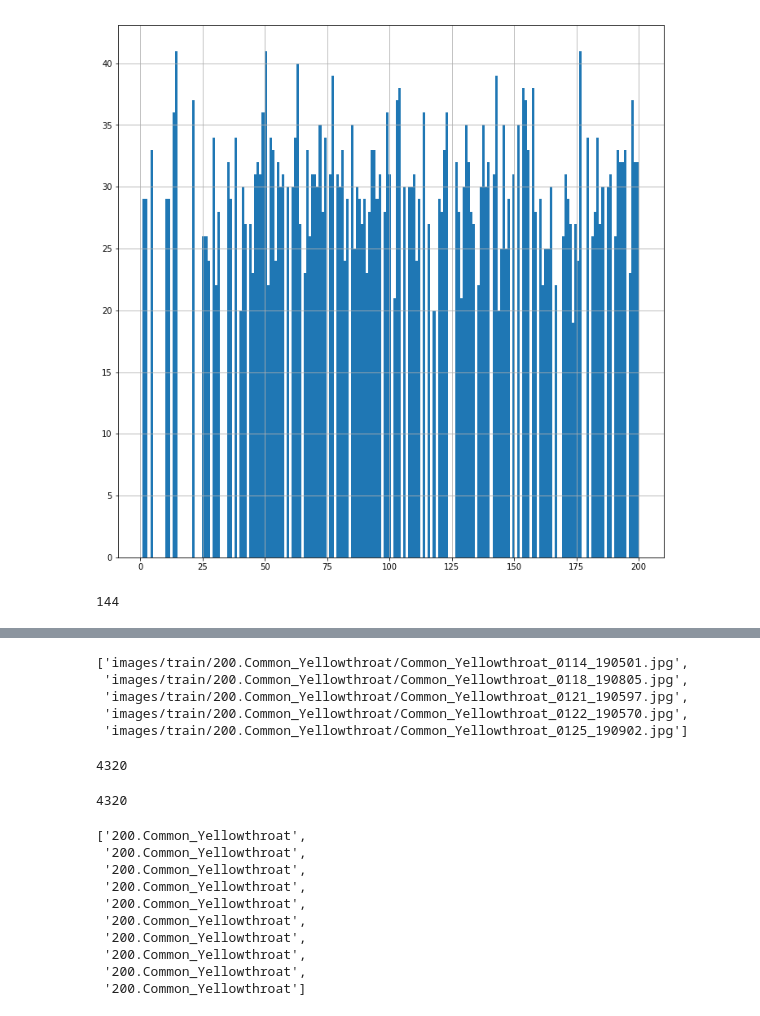
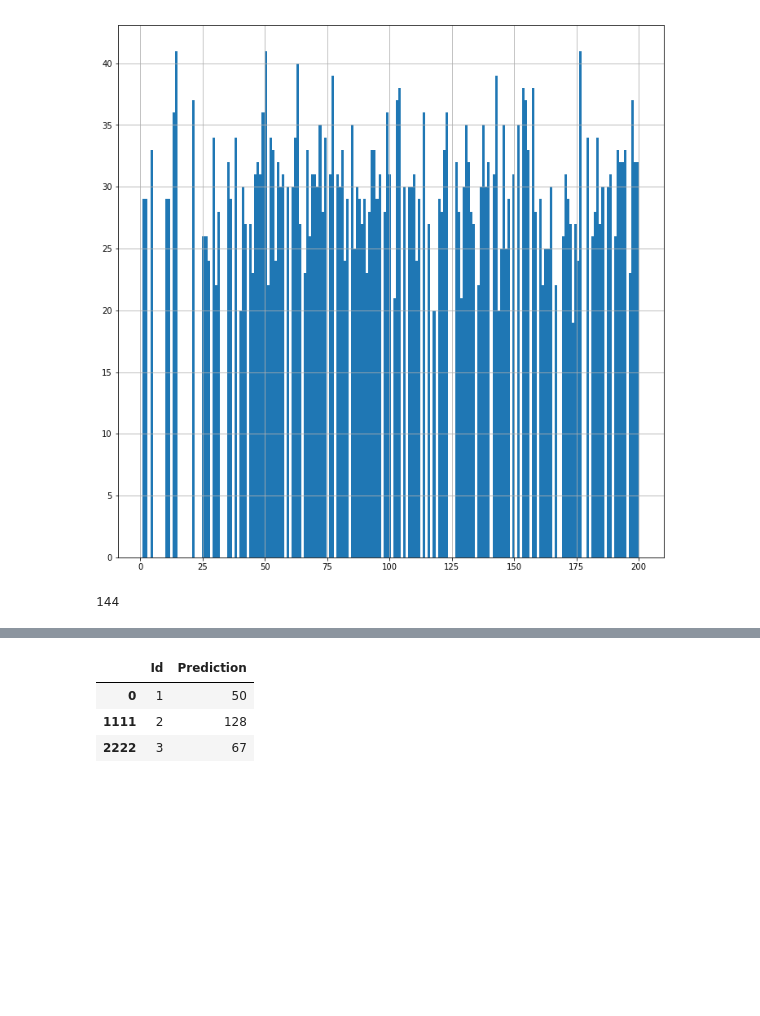
Before and after one commit to aenfield/Data558, a Jupyter notebook: Kaggle/BasicClassificationUsingInceptionFeatures.ipynb, the cells around one changed output, grey strips where cells are left out. Cells and saved outputs as stored; diff of their text form; code cells hidden in the pictures; blank space fills up the shorter version.

Commit message:
Finally got reasonable accuracy by using labels from pickled file - they go 1, 10, 100 instead of 1,2,3; and by fixing strip issue with lstrip so i didn't take off tailing zeros too.

```diff
--- a/Kaggle/BasicClassificationUsingInceptionFeatures.ipynb
+++ b/Kaggle/BasicClassificationUsingInceptionFeatures.ipynb
@@ -61,9 +67,9 @@ plot_confusion_matrix(y_test,y_pred)
 # %% [markdown]
 First, retrain with all the training data - ok, as long as we're not using it to set hyperparameters or evaluate internal accuracy.
 # %%
-clf = LinearSVC(C=1.0, loss='squared_hinge',
+clfAll = LinearSVC(C=1.0, loss='squared_hinge',
                 penalty='l2', multi_class='ovr')
-clf.fit(features_train, labels_train)
+clfAll.fit(features_train, labels_train)
 # %% [output]
 LinearSVC(C=1.0, class_weight=None, dual=True, fit_intercept=True,
      intercept_scaling=1, loss='squared_hinge', max_iter=1000,
@@ -76,5 +82,6 @@ print("Accuracy: {0:0.1f}%".format(accuracy_score(labels_train,clf.predict(featu
 Accuracy: 100.0%
 # %%
 features_test = pickle.load(open('features_test', 'rb'))
-len(features_test)
+labels_test = pickle.load(open('labels_test', 'rb'))
+len(features_test), len(labels_test)
 # %% [output]
@@ -82,5 +102,5 @@ len(features_test)
 # %%
-test_pred = clf.predict(features_test)
+test_pred = clfAll.predict(features_test)
 test_pred.shape
 # %% [output]
 (4320,)
@@ -100,6 +112,6 @@ list(range(1,len(features_test)+1))[-3:]
 # %%
 test_results_for_output = pd.DataFrame({
-    'Id': range(1,len(features_test)+1),
+    'Id': pd.Series(labels_test).astype(int), # use labels as they go 1, 10, 100, etc.
     'Prediction': pd.Series(test_pred).apply(lambda pred: pred.split('.')[0].lstrip('0'))
 })
 test_results_for_output.shape
@@ -201,29 +133,9 @@ foo = images_to_features.get_image_list("train")
-# %%
-foo[-5:]
-# %% [output]
-['images/train/200.Common_Yellowthroat/Common_Yellowthroat_0114_190501.jpg',
- 'images/train/200.Common_Yellowthroat/Common_Yellowthroat_0118_190805.jpg',
- 'images/train/200.Common_Yellowthroat/Common_Yellowthroat_0121_190597.jpg',
- 'images/train/200.Common_Yellowthroat/Common_Yellowthroat_0122_190570.jpg',
- 'images/train/200.Common_Yellowthroat/Common_Yellowthroat_0125_190902.jpg']
-# %%
-len(foo)
-# %% [output]
-4320
-# %%
-len(labels_train)
-# %% [output]
-4320
-# %%
-labels_train[-10:]
-# %% [output]
-['200.Common_Yellowthroat',
- '200.Common_Yellowthroat',
- '200.Common_Yellowthroat',
- '200.Common_Yellowthroat',
- '200.Common_Yellowthroat',
- '200.Common_Yellowthroat',
- '200.Common_Yellowthroat',
- '200.Common_Yellowthroat',
- '200.Common_Yellowthroat',
- '200.Common_Yellowthroat']
+# %%
+# Kaggle site code may not care about order, only id value, but sort by id just in case
+test_results_for_output.sort_values('Id', inplace=True)
+test_results_for_output[:3]
+# %% [output]
+|  | Id | Prediction |
+| 0 | 1 | 50 |
+| 1111 | 2 | 128 |
+| 2222 | 3 | 67 |
```
Also changed, not shown: parts of 20 cells of this notebook, 1 other file.
